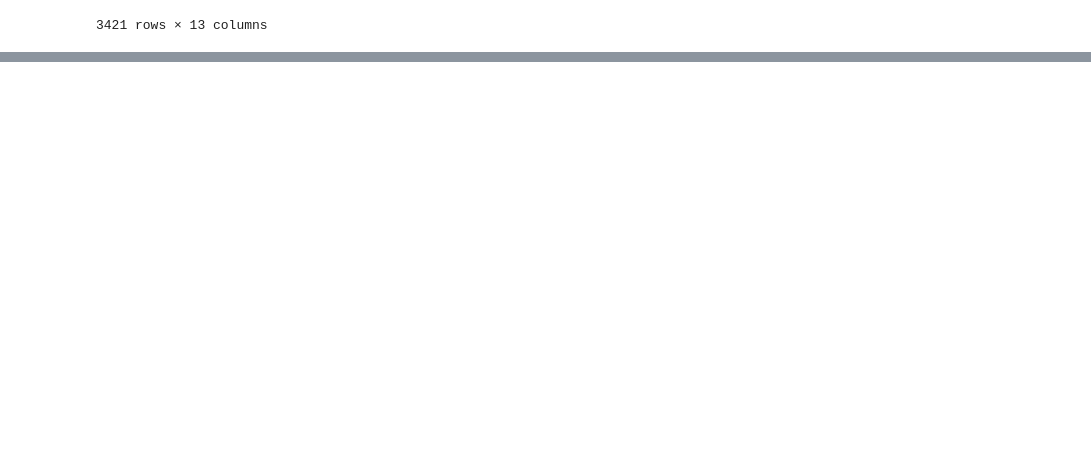
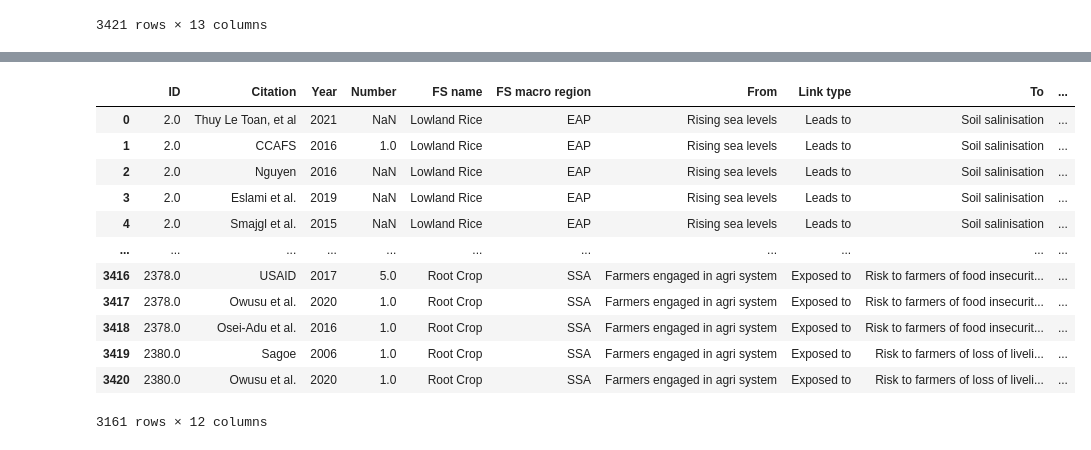
Before and after one commit to iberius96/DP_DPI, a Jupyter notebook: OTHER/tests.ipynb, the cells around one changed output, grey strips where cells are left out. Drawn from its saved outputs; the diff is of its cells as text; code cells hidden in the pictures; blank space fills up the shorter version.

```diff
--- a/OTHER/tests.ipynb
+++ b/OTHER/tests.ipynb
@@ -1182,0 +1197,34 @@ orig_resources.to_csv("test.csv")
+# %%
+c = factors.groupby(['ID','Citation','Year','FS name','FS macro region','From','Link type','To','Description']).cumcount()
+
+c = list(factors.groupby(['ID','Citation','Year','FS name','FS macro region','From','Link type','To','Description']).cumcount())
+for idx in range(0,len(c)-1):
+    if(c[idx] != 0): c[idx] = 2
+    if(c[idx+1] != 0 and c[idx] == 0): c[idx] = 1
+
+factors['cumcount'] = c
+factors.loc[factors['cumcount'] == 1, 'Number'] = ''
+factors.loc[factors['cumcount'] == 2, 'Number'] = '-1'
+
+factors.drop(factors[factors['Number'] == '-1'].index, inplace = True)
+
+factors.to_csv("test.csv")
+
+#factors_grouped.to_csv("test.csv")
+#factors_grouped
+# %%
+factors
+# %% [output]
+|  | ID | Citation | Year | Number | FS name | FS macro region | From | Link type | To | ... |
+| 0 | 2.0 | Thuy Le Toan, et al | 2021 | NaN | Lowland Rice | EAP | Rising sea levels | Leads to | Soil salinisation | ... |
+| 1 | 2.0 | CCAFS | 2016 | 1.0 | Lowland Rice | EAP | Rising sea levels | Leads to | Soil salinisation | ... |
+| 2 | 2.0 | Nguyen | 2016 | NaN | Lowland Rice | EAP | Rising sea levels | Leads to | Soil salinisation | ... |
+| 3 | 2.0 | Eslami et al. | 2019 | NaN | Lowland Rice | EAP | Rising sea levels | Leads to | Soil salinisation | ... |
+| 4 | 2.0 | Smajgl et al. | 2015 | NaN | Lowland Rice | EAP | Rising sea levels | Leads to | Soil salinisation | ... |
+| ... | ... | ... | ... | ... | ... | ... | ... | ... | ... | ... |
+| 3416 | 2378.0 | USAID | 2017 | 5.0 | Root Crop | SSA | Farmers engaged in agri system | Exposed to | Risk to farmers of food insecurit... | ... |
+| 3417 | 2378.0 | Owusu et al. | 2020 | 1.0 | Root Crop | SSA | Farmers engaged in agri system | Exposed to | Risk to farmers of food insecurit... | ... |
+| 3418 | 2378.0 | Osei-Adu et al. | 2016 | 1.0 | Root Crop | SSA | Farmers engaged in agri system | Exposed to | Risk to farmers of food insecurit... | ... |
+| 3419 | 2380.0 | Sagoe | 2006 | 1.0 | Root Crop | SSA | Farmers engaged in agri system | Exposed to | Risk to farmers of loss of liveli... | ... |
+| 3420 | 2380.0 | Owusu et al. | 2020 | 1.0 | Root Crop | SSA | Farmers engaged in agri system | Exposed to | Risk to farmers of loss of liveli... | ... |
+3161 rows × 12 columns
```
Also changed, not shown: parts of 4 cells of this notebook, 10 other files.
